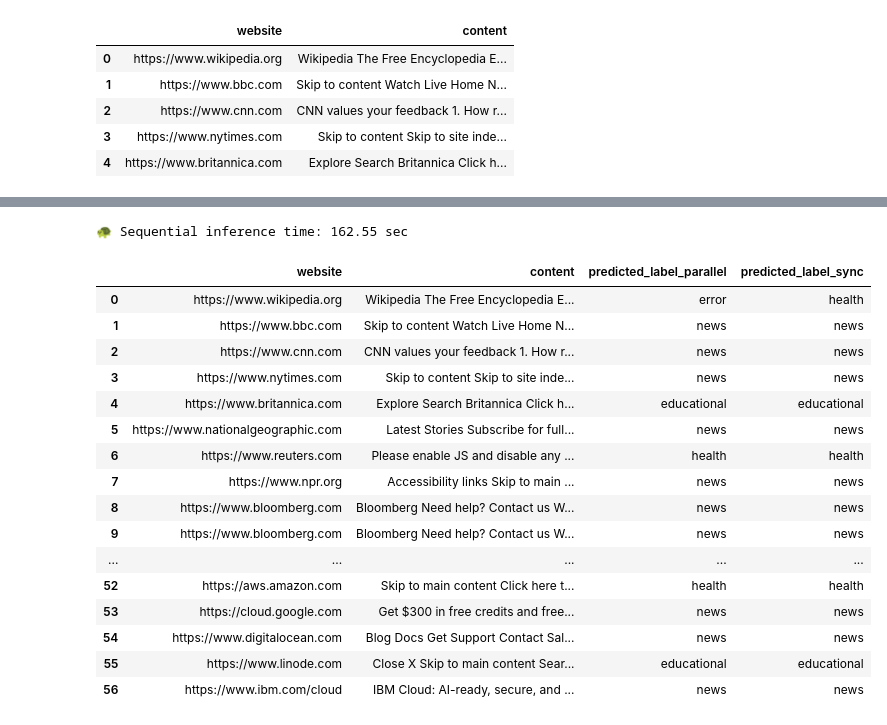
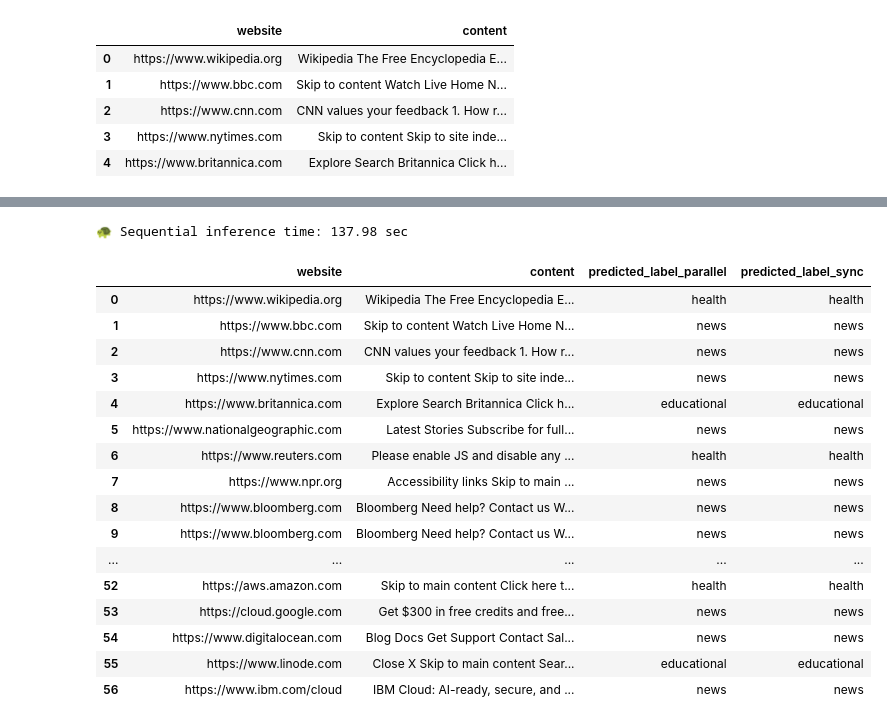
Before and after one commit to HosseinDvz/Lemay, a Jupyter notebook: parallel_inference_demo.ipynb, the cells around one changed output, grey strips where cells are left out. Saved outputs shown, nothing was run; the diff lists cells and outputs as text; code cells hidden in the pictures.

```diff
--- a/parallel_inference_demo.ipynb
+++ b/parallel_inference_demo.ipynb
@@ -71,38 +93,35 @@ Key points:
 # %%
 def classify_sync(df):
     labels = []
     for _, row in df.iterrows():
         try:
             response = httpx.post(API_URL, json={"website": row["website"], "content": row["content"]}, timeout=15.0)
             labels.append(response.json().get("label", "error"))
         except Exception:
             labels.append("error")
     return labels
 
 start = time.time()
 df["predicted_label_sync"] = classify_sync(df)
 end = time.time()
 print(f"🐢 Sequential inference time: {end - start:.2f} sec")
-df.tail(10)
+df
 # %% [output]
-🐢 Sequential inference time: 162.55 sec
+🐢 Sequential inference time: 137.98 sec
+|  | website | content | predicted_label_parallel | predicted_label_sync |
+| 0 | https://www.wikipedia.org | Wikipedia The Free Encyclopedia E... | health | health |
+| 1 | https://www.bbc.com | Skip to content Watch Live Home N... | news | news |
+| 2 | https://www.cnn.com | CNN values your feedback 1. How r... | news | news |
+| 3 | https://www.nytimes.com | Skip to content Skip to site inde... | news | news |
+| 4 | https://www.britannica.com | Explore Search Britannica Click h... | educational | educational |
+| 5 | https://www.nationalgeographic.com | Latest Stories Subscribe for full... | news | news |
+| 6 | https://www.reuters.com | Please enable JS and disable any ... | health | health |
+| 7 | https://www.npr.org | Accessibility links Skip to main ... | news | news |
+| 8 | https://www.bloomberg.com | Bloomberg Need help? Contact us W... | news | news |
+| 9 | https://www.bloomberg.com | Bloomberg Need help? Contact us W... | news | news |
+| ... | ... | ... | ... | ... |
+| 52 | https://aws.amazon.com | Skip to main content Click here t... | health | health |
+| 53 | https://cloud.google.com | Get $300 in free credits and free... | news | news |
+| 54 | https://www.digitalocean.com | Blog Docs Get Support Contact Sal... | news | news |
+| 55 | https://www.linode.com | Close X Skip to main content Sear... | educational | educational |
+| 56 | https://www.ibm.com/cloud | IBM Cloud: AI-ready, secure, and ... | news | news |
-# %%
-df
-# %% [output]
-|  | website | content | predicted_label_parallel | predicted_label_sync |
-| 0 | https://www.wikipedia.org | Wikipedia The Free Encyclopedia E... | error | health |
-| 1 | https://www.bbc.com | Skip to content Watch Live Home N... | news | news |
-| 2 | https://www.cnn.com | CNN values your feedback 1. How r... | news | news |
-| 3 | https://www.nytimes.com | Skip to content Skip to site inde... | news | news |
-| 4 | https://www.britannica.com | Explore Search Britannica Click h... | educational | educational |
-| 5 | https://www.nationalgeographic.com | Latest Stories Subscribe for full... | news | news |
-| 6 | https://www.reuters.com | Please enable JS and disable any ... | health | health |
-| 7 | https://www.npr.org | Accessibility links Skip to main ... | news | news |
-| 8 | https://www.bloomberg.com | Bloomberg Need help? Contact us W... | news | news |
-| 9 | https://www.bloomberg.com | Bloomberg Need help? Contact us W... | news | news |
-| ... | ... | ... | ... | ... |
-| 52 | https://aws.amazon.com | Skip to main content Click here t... | health | health |
-| 53 | https://cloud.google.com | Get $300 in free credits and free... | news | news |
-| 54 | https://www.digitalocean.com | Blog Docs Get Support Contact Sal... | news | news |
-| 55 | https://www.linode.com | Close X Skip to main content Sear... | educational | educational |
-| 56 | https://www.ibm.com/cloud | IBM Cloud: AI-ready, secure, and ... | news | news |
```
Also changed, not shown: parts of 7 cells of this notebook, 7 other files.
